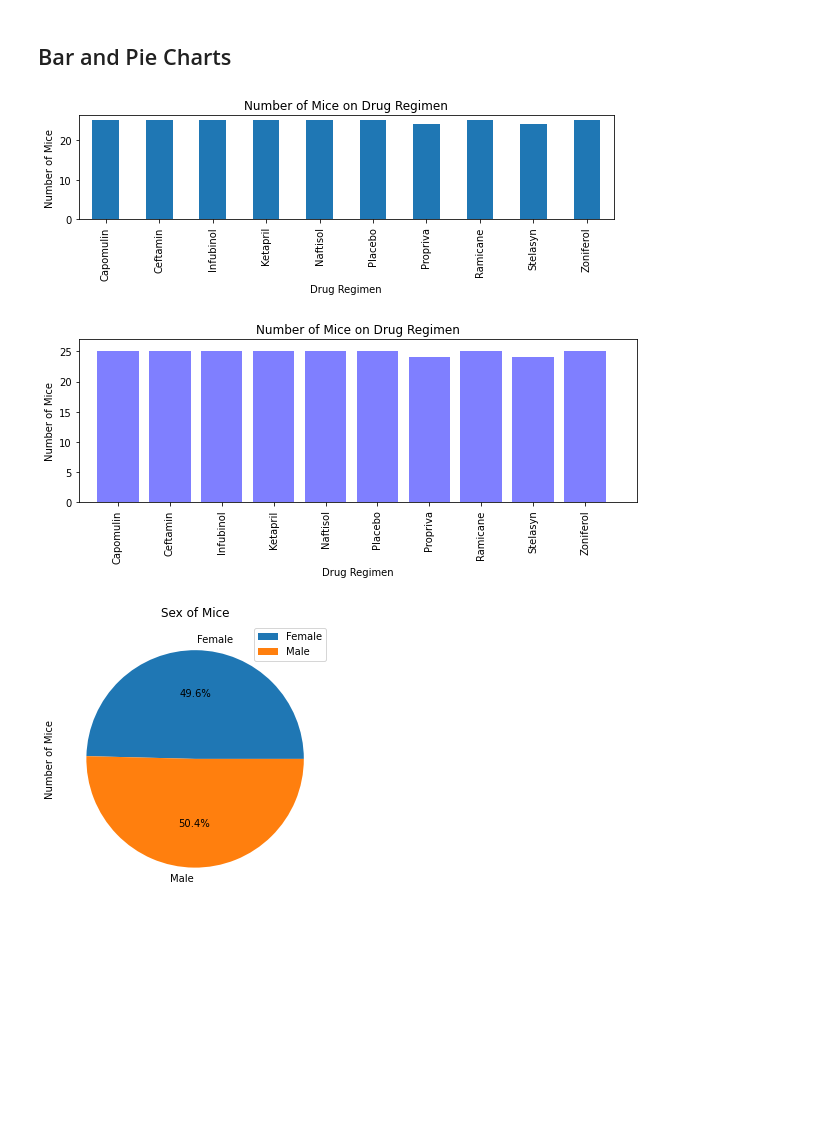
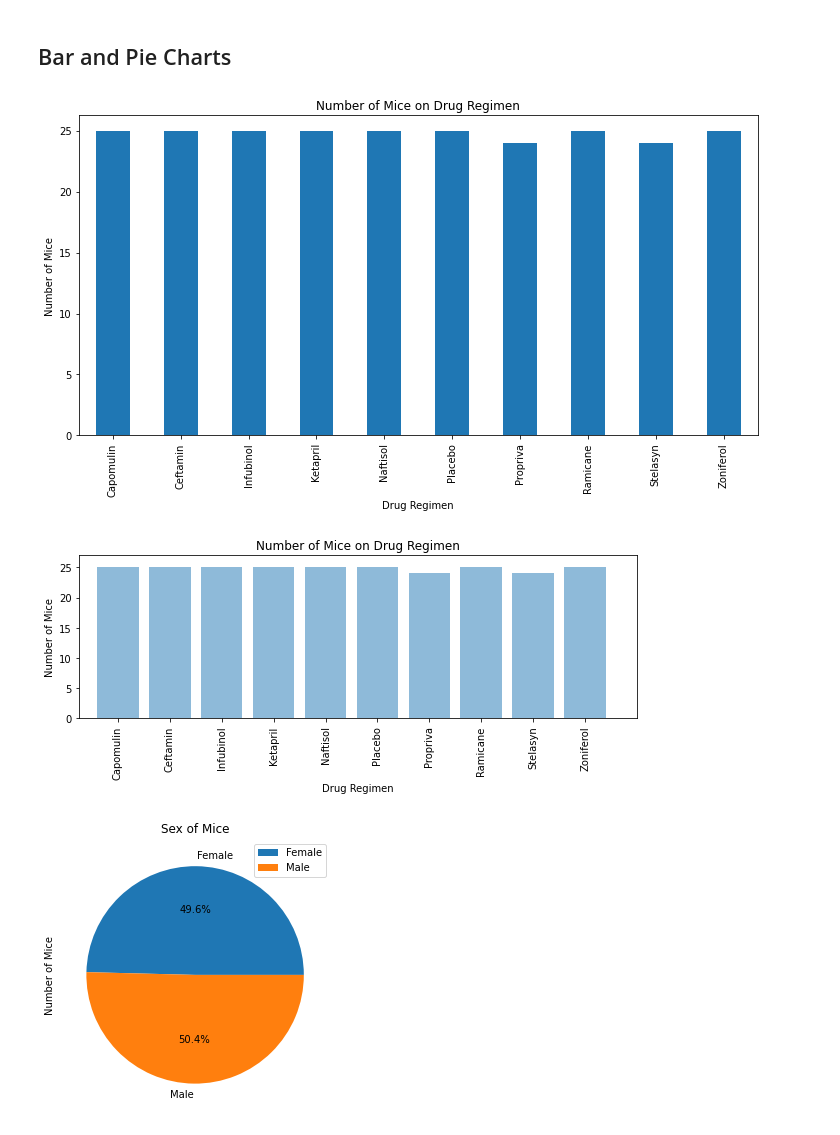
Before and after one commit to jerome-sipin/matplotlib-homework, a Jupyter notebook: Pymaceuticals/pymaceuticals_starter.ipynb, the cells around one changed output. Cells and saved outputs as stored; diff of their text form; code cells hidden in the pictures; blank space fills up the shorter version.

```diff
--- a/Pymaceuticals/pymaceuticals_starter.ipynb
+++ b/Pymaceuticals/pymaceuticals_starter.ipynb
@@ -152,16 +152,16 @@ dstats2_df
 # %%
 # Create df of unique mice and drug used
 mice_count = mice_df.groupby(["Drug Regimen"]).nunique()
 mice_count = mice_count.drop(["Sex", "Age_months", "Weight (g)", "Timepoint", "Tumor Volume (mm3)", "Metastatic Sites"], axis=1)
 mice_count = mice_count.rename(columns={"Mouse ID": "Number of Mice"})
 
 # Generate a bar plot showing the total number of unique mice tested on each drug regimen using pandas.
-mice_count.plot(kind="bar", figsize=(8,3), title="Number of Mice on Drug Regimen", legend=False)
+mice_count.plot(kind="bar", figsize=(10,6), title="Number of Mice on Drug Regimen", legend=False)
 plt.tight_layout()
 plt.ylabel("Number of Mice")
 plt.show()
 # %% [output]
-[figure, old version]
+[figure, new version]
 # %%
 # Generate a bar plot showing the total number of unique mice tested on each drug regimen using pyplot.
 
@@ -171,7 +171,8 @@ tick_locations = [value for value in x_axis]
 
 # Create plot and edit paramters
 plt.figure(figsize=(10,3))
-plt.bar(x_axis, mice_count["Number of Mice"], color="b", alpha=0.5, align="center")
+
+plt.bar(x_axis, mice_count["Number of Mice"], color="#1F77B4", alpha=0.5, align="center")
 plt.xticks(tick_locations, mice_count.index, rotation="vertical")
 plt.xlim(-0.75, len(x_axis))
 plt.ylim(0, max(mice_count["Number of Mice"])+2)
@@ -180,7 +181,7 @@ plt.xlabel("Drug Regimen")
 plt.ylabel("Number of Mice")
 plt.show()
 # %% [output]
-[figure, old version]
+[figure, new version]
 # %%
 # Create new df that lists how many unique mice there are of both sex
 mice_gen = mice_df.groupby(["Sex"])["Mouse ID"].nunique()
```
Also changed, not shown: parts of 5 cells of this notebook.
